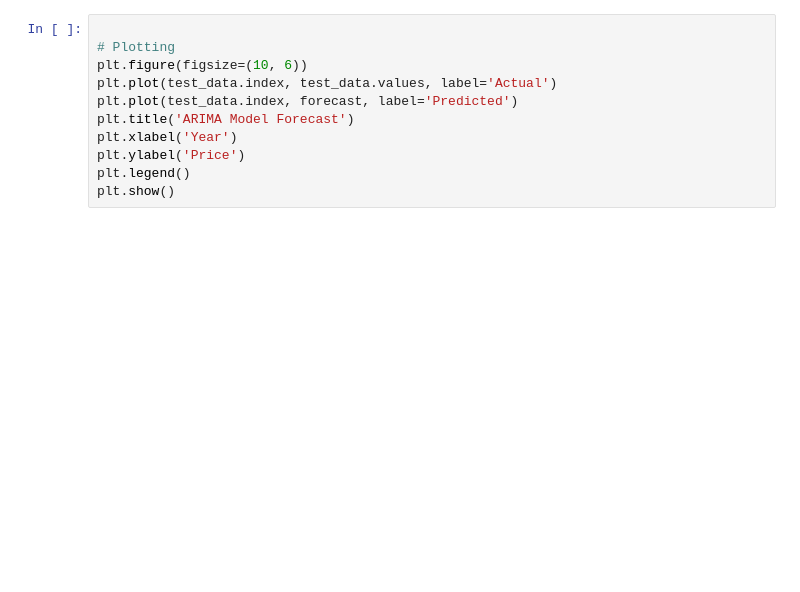
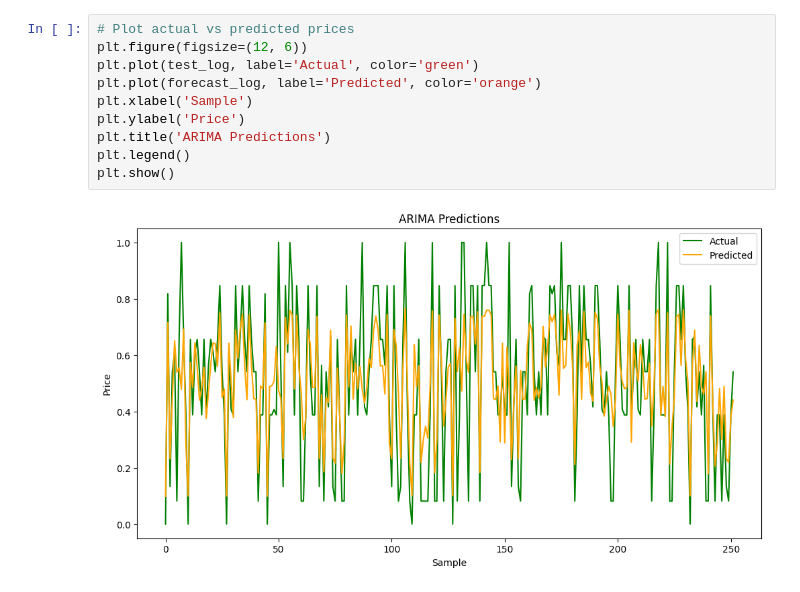
Before and after one commit to Samcoding5854/CanePredictions, a Jupyter notebook: ARIMA.ipynb, the cells around one changed output. Saved outputs shown, nothing was run; the diff lists cells and outputs as text; blank space fills up the shorter version.

```diff
--- a/ARIMA.ipynb
+++ b/ARIMA.ipynb
@@ -35,11 +73,12 @@ print("RMSE:", rmse)
 # %%
-
-# Plotting
-plt.figure(figsize=(10, 6))
-plt.plot(test_data.index, test_data.values, label='Actual')
-plt.plot(test_data.index, forecast, label='Predicted')
-plt.title('ARIMA Model Forecast')
-plt.xlabel('Year')
+# Plot actual vs predicted prices
+plt.figure(figsize=(12, 6))
+plt.plot(test_log, label='Actual', color='green')
+plt.plot(forecast_log, label='Predicted', color='orange')
+plt.xlabel('Sample')
 plt.ylabel('Price')
+plt.title('ARIMA Predictions')
 plt.legend()
 plt.show()
+# %% [output]
+[figure, added]
```
Also changed, not shown: parts of 6 cells of this notebook, 2 other files.
